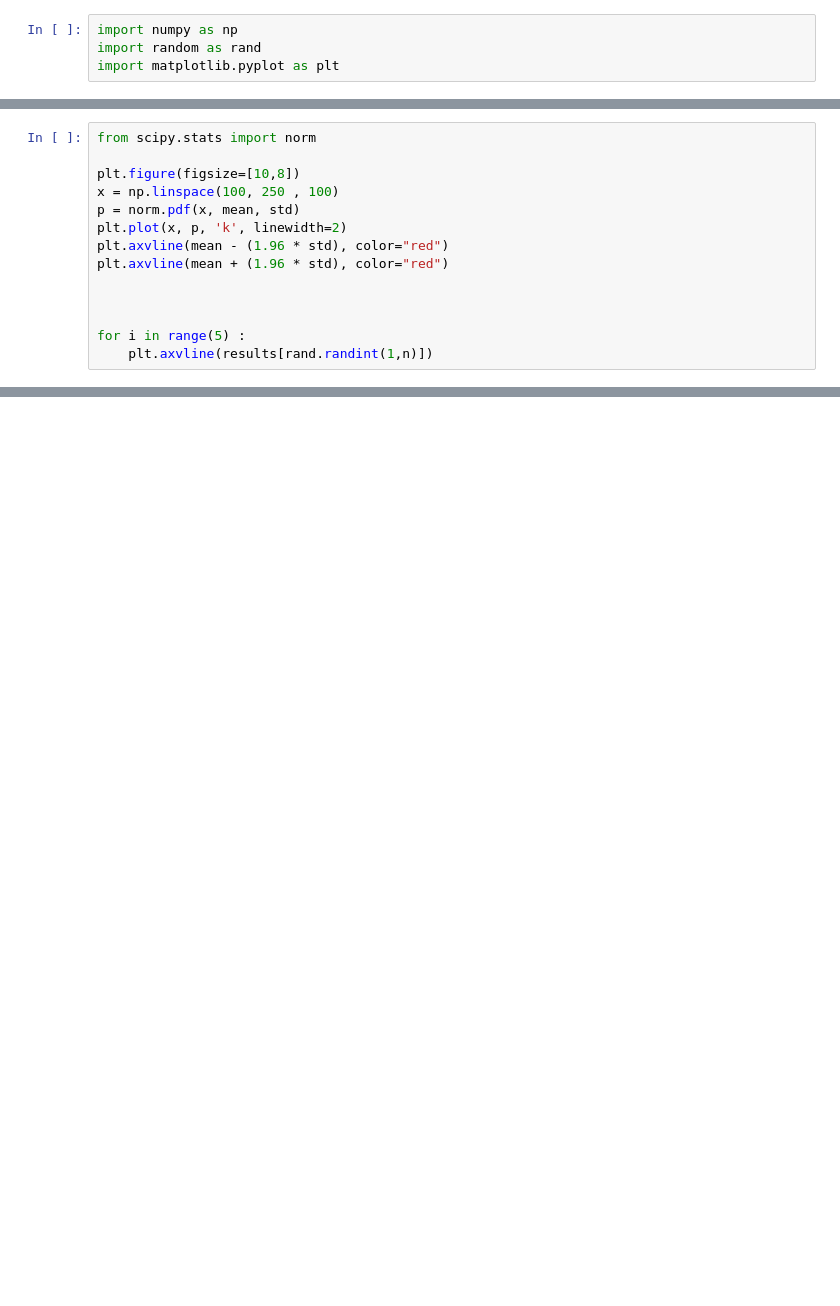
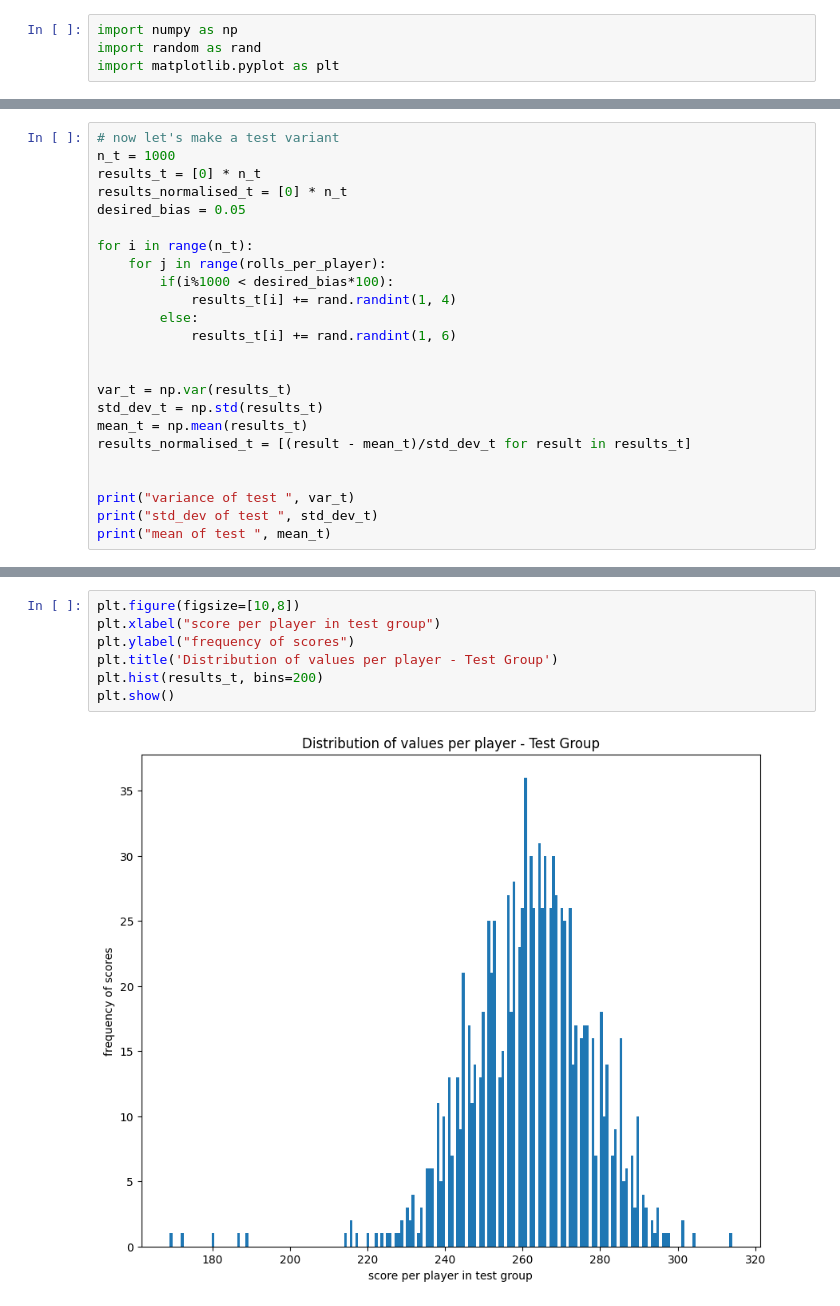
Before and after one commit to joesteel/stats, a Jupyter notebook: dice_roll_cumulative_normal_dist.ipynb, the cells around one changed output, grey strips where cells are left out. Drawn from its saved outputs; the diff is of its cells as text; blank space fills up the shorter version.

```diff
--- a/dice_roll_cumulative_normal_dist.ipynb
+++ b/dice_roll_cumulative_normal_dist.ipynb
@@ -30,14 +47,0 @@ for i in range(n):
-# %%
-from scipy.stats import norm
-
-plt.figure(figsize=[10,8])
-x = np.linspace(100, 250 , 100)
-p = norm.pdf(x, mean, std)
-plt.plot(x, p, 'k', linewidth=2)
-plt.axvline(mean - (1.96 * std), color="red")
-plt.axvline(mean + (1.96 * std), color="red")
-
-
-
-for i in range(5) :
-    plt.axvline(results[rand.randint(1,n)])
@@ -53,0 +64,24 @@ print(mean)
+# %%
+# now let's make a test variant
+n_t = 1000
+results_t = [0] * n_t
+results_normalised_t = [0] * n_t
+desired_bias = 0.05
+
+for i in range(n_t):
+    for j in range(rolls_per_player):
+        if(i%1000 < desired_bias*100):
+            results_t[i] += rand.randint(1, 4)
+        else:
+            results_t[i] += rand.randint(1, 6)
+
+
+var_t = np.var(results_t)
+std_dev_t = np.std(results_t)
+mean_t = np.mean(results_t)
+results_normalised_t = [(result - mean_t)/std_dev_t for result in results_t]
+
+
+print("variance of test ", var_t)
+print("std_dev of test ", std_dev_t)
+print("mean of test ", mean_t)
@@ -53,0 +92,9 @@ print(mean)
+# %%
+plt.figure(figsize=[10,8])
+plt.xlabel("score per player in test group")
+plt.ylabel("frequency of scores")
+plt.title('Distribution of values per player - Test Group')
+plt.hist(results_t, bins=200)
+plt.show()
+# %% [output]
+[figure, added]
```
Also changed, not shown: parts of 13 cells of this notebook, 1 other file.
